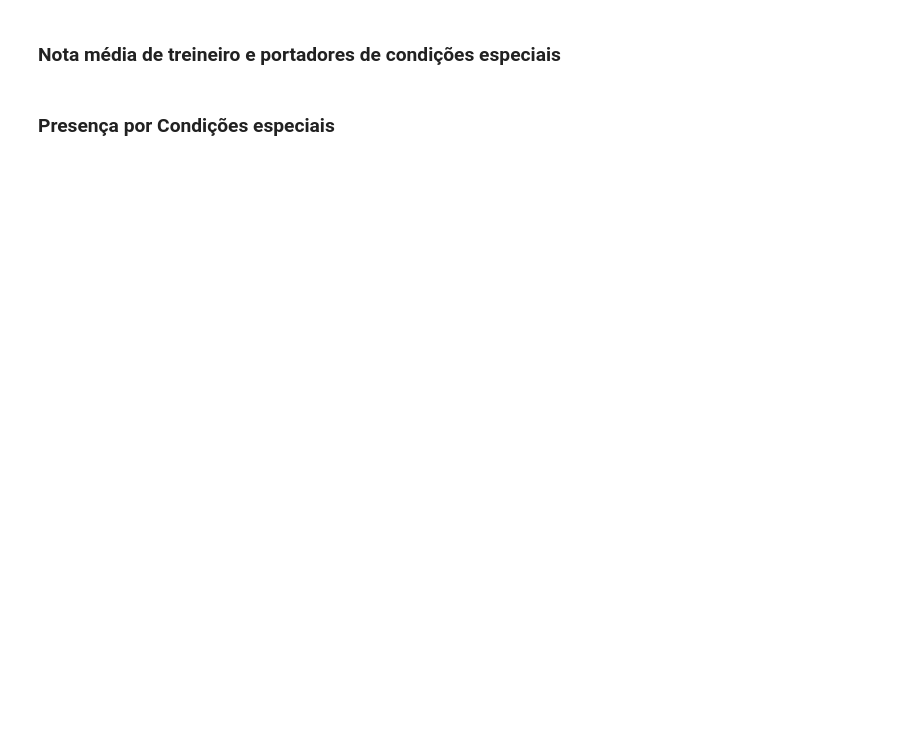
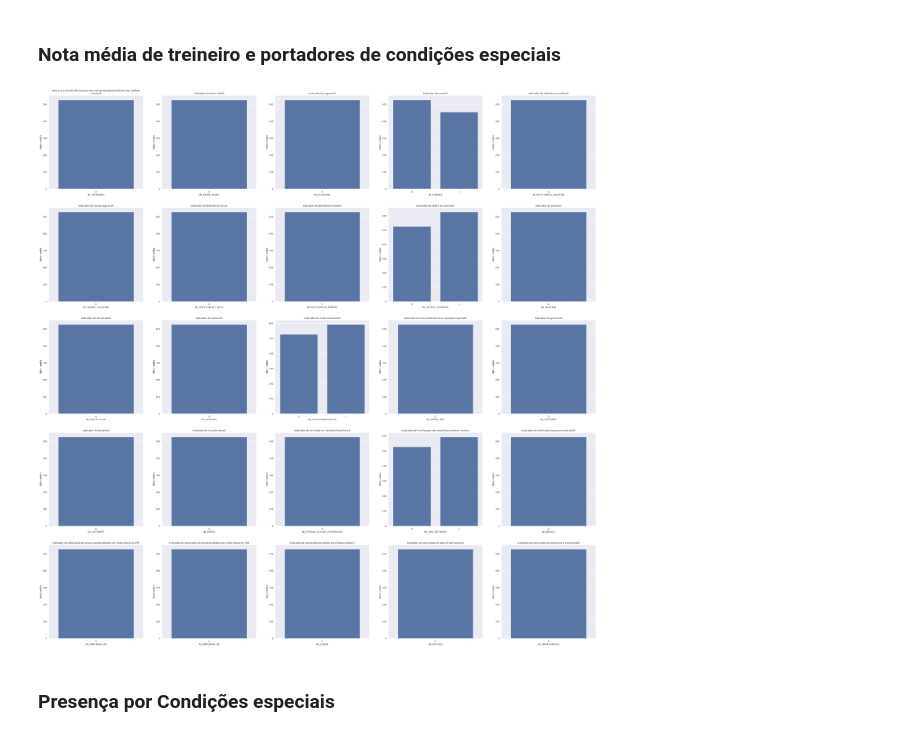
Before and after one commit to akira-gabriel/Enem-2019, a Jupyter notebook: notebooks/01_eda.ipynb, the cells around one changed output. Saved outputs shown, nothing was run; the diff lists cells and outputs as text; code cells hidden in the pictures; blank space fills up the shorter version.

```diff
--- a/notebooks/01_eda.ipynb
+++ b/notebooks/01_eda.ipynb
@@ -238,13 +237,15 @@ for ax, column in zip(axs.flat, df.columns[df.columns.str.startswith('TP')]):
 # %%
 fig = plt.figure(figsize=(50,50))
 axs = fig.subplots(5,5)
 for ax, column in zip(axs.flat, df.columns[df.columns.str.startswith('IN')]):
     grades = df[[column, *df.columns[df.columns.str.startswith('NU_NOTA')]]].groupby(column).mean().mean(axis=1)
     sns.barplot(x=grades.index, y=grades, ax=ax)
     ax.set_ylabel('Nota média')
     title = descriptions.loc[column, 'Descrição']
-    title = re.sub("(.{75})", "\\1\n", title, count=0, flags=re.DOTALL)
+    title = re.sub("(.{75})", "\\1\n", title, 0, re.DOTALL)
     ax.set_title(title)
+# %% [output]
+[figure, added]
 # %% [markdown]
 ### Presença por Condições especiais
 # %%
```
Also changed, not shown: parts of 6 cells of this notebook.
